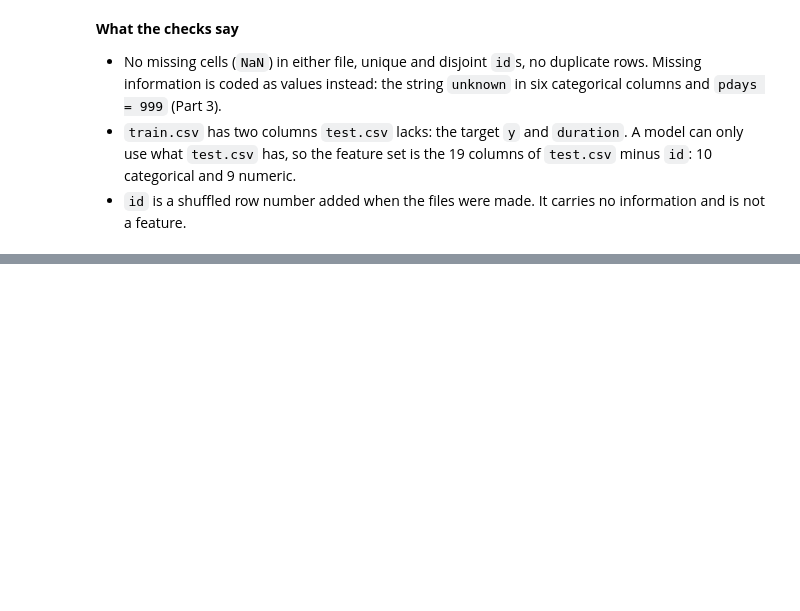
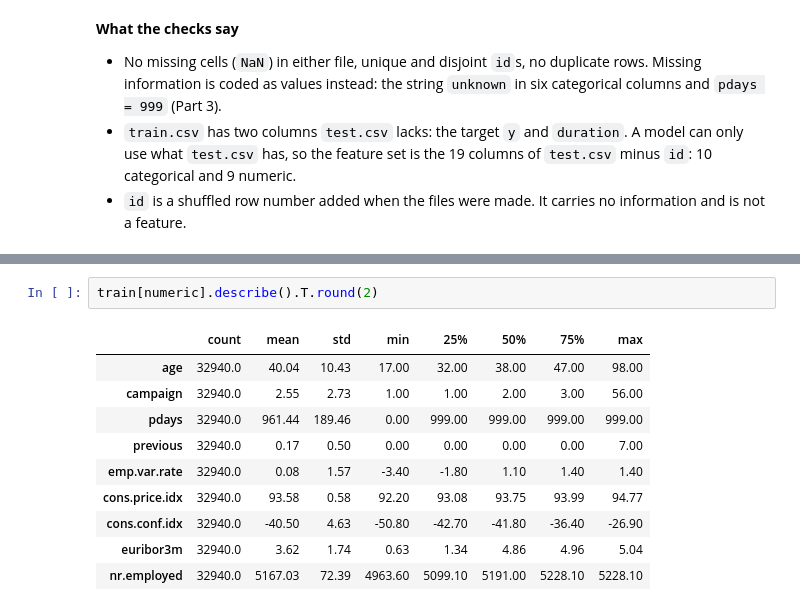
Before and after one commit to abo-code-1/task-03-ML-course, a Jupyter notebook: Imamsidikov_task3.ipynb, the cells around one changed output, grey strips where cells are left out. Cells and saved outputs as stored; diff of their text form; blank space fills up the shorter version.

```diff
--- a/Imamsidikov_task3.ipynb
+++ b/Imamsidikov_task3.ipynb
@@ -144,0 +168,13 @@ print(len(numeric), "numeric:", numeric)
+# %%
+train[numeric].describe().T.round(2)
+# %% [output]
+|  | count | mean | std | min | 25% | 50% | 75% | max |
+| age | 32940.0 | 40.04 | 10.43 | 17.00 | 32.00 | 38.00 | 47.00 | 98.00 |
+| campaign | 32940.0 | 2.55 | 2.73 | 1.00 | 1.00 | 2.00 | 3.00 | 56.00 |
+| pdays | 32940.0 | 961.44 | 189.46 | 0.00 | 999.00 | 999.00 | 999.00 | 999.00 |
+| previous | 32940.0 | 0.17 | 0.50 | 0.00 | 0.00 | 0.00 | 0.00 | 7.00 |
+| emp.var.rate | 32940.0 | 0.08 | 1.57 | -3.40 | -1.80 | 1.10 | 1.40 | 1.40 |
+| cons.price.idx | 32940.0 | 93.58 | 0.58 | 92.20 | 93.08 | 93.75 | 93.99 | 94.77 |
+| cons.conf.idx | 32940.0 | -40.50 | 4.63 | -50.80 | -42.70 | -41.80 | -36.40 | -26.90 |
+| euribor3m | 32940.0 | 3.62 | 1.74 | 0.63 | 1.34 | 4.86 | 4.96 | 5.04 |
+| nr.employed | 32940.0 | 5167.03 | 72.39 | 4963.60 | 5099.10 | 5191.00 | 5228.10 | 5228.10 |
```
Also changed, not shown: parts of 8 cells of this notebook, 1 other file.
